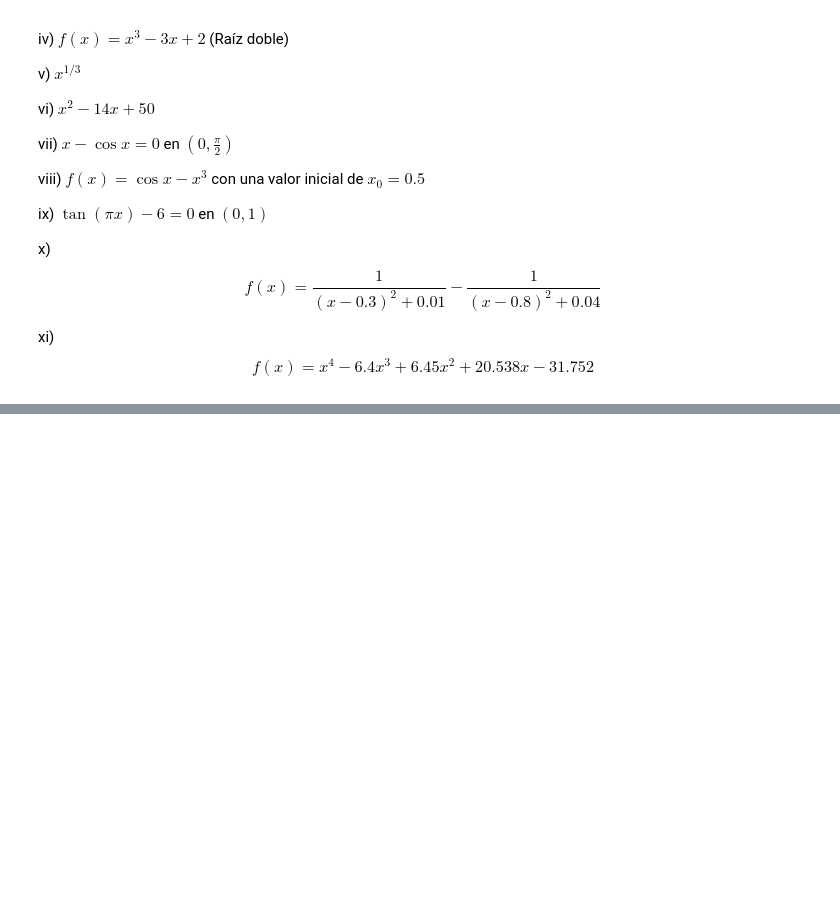
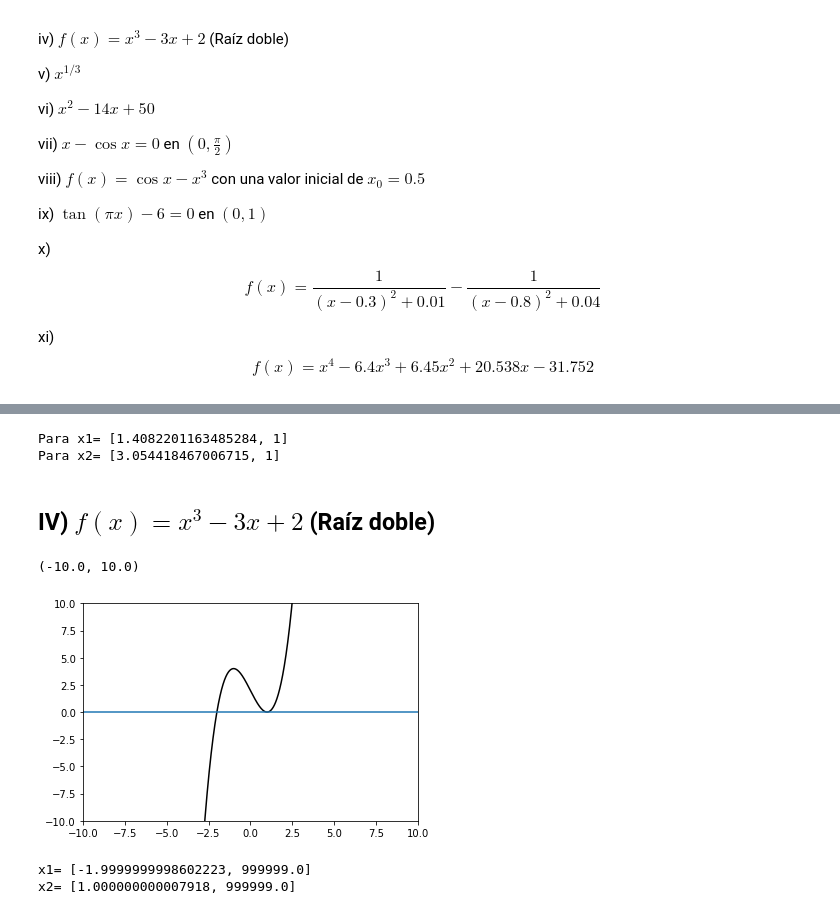
Before and after one commit to AndresAVargas/Fisica_Computacional, a Jupyter notebook: Tareas/Tarea1_FC_2022-2.ipynb, the cells around one changed output, grey strips where cells are left out. Saved outputs shown, nothing was run; the diff lists cells and outputs as text; code cells hidden in the pictures; blank space fills up the shorter version.

```diff
--- a/Tareas/Tarea1_FC_2022-2.ipynb
+++ b/Tareas/Tarea1_FC_2022-2.ipynb
@@ -580,0 +941,29 @@ $$
+# %%
+#Calculo con Ridders
+print("Para x1=",ridders(funcion3,1,2,0.000001))
+print("Para x2=",ridders(funcion3,3,4,0.000001))
+# %% [output]
+Para x1= [1.4082201163485284, 1]
+Para x2= [3.054418467006715, 1]
+# %% [markdown]
+## IV) $ f(x)=x^3-3x+2$ (Raíz doble)
+# %%
+def funcion4(x):
+    return (x**3) - (3*x) + 2
+def df4(x):
+    return (3*(x**2)) - 3
+x=arange(-10,10,0.001)
+plot(x,funcion4(x),'k')
+axhline(0)
+ylim(-10,10)
+xlim(-10,10)
+# %% [output]
+(-10.0, 10.0)
+[figure, added]
+# %%
+#Calculo con Búsqueda incremental
+print("x1=",incremental(funcion4,-3,-1,1e-6))
+print("x2=",incremental(funcion4,0,2,1e-6))
+# %% [output]
+x1= [-1.9999999998602223, 999999.0]
+x2= [1.000000000007918, 999999.0]
```
Also changed, not shown: parts of 88 cells of this notebook.
